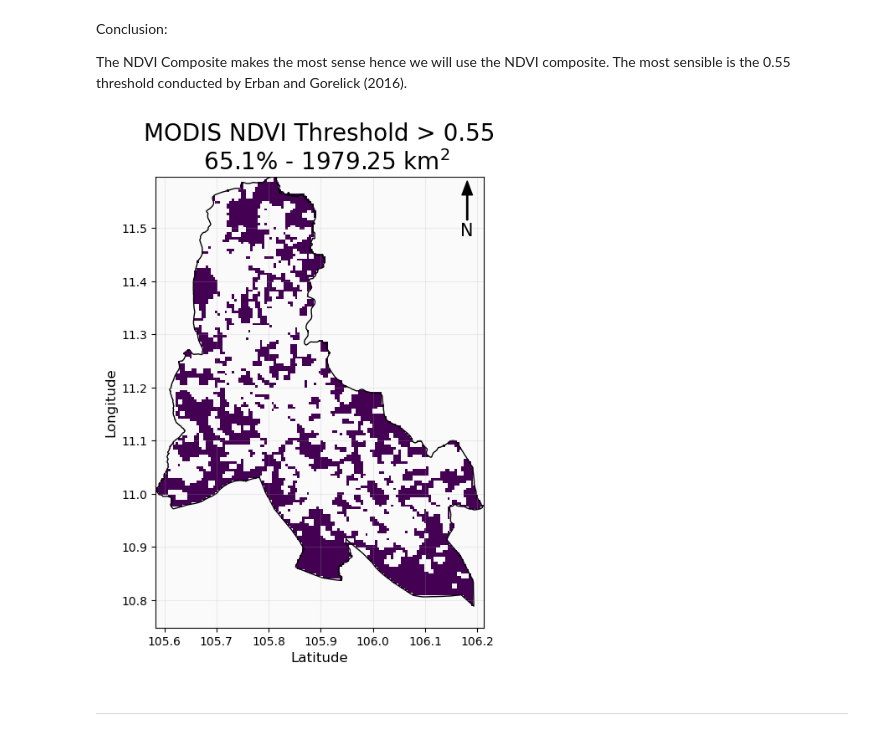
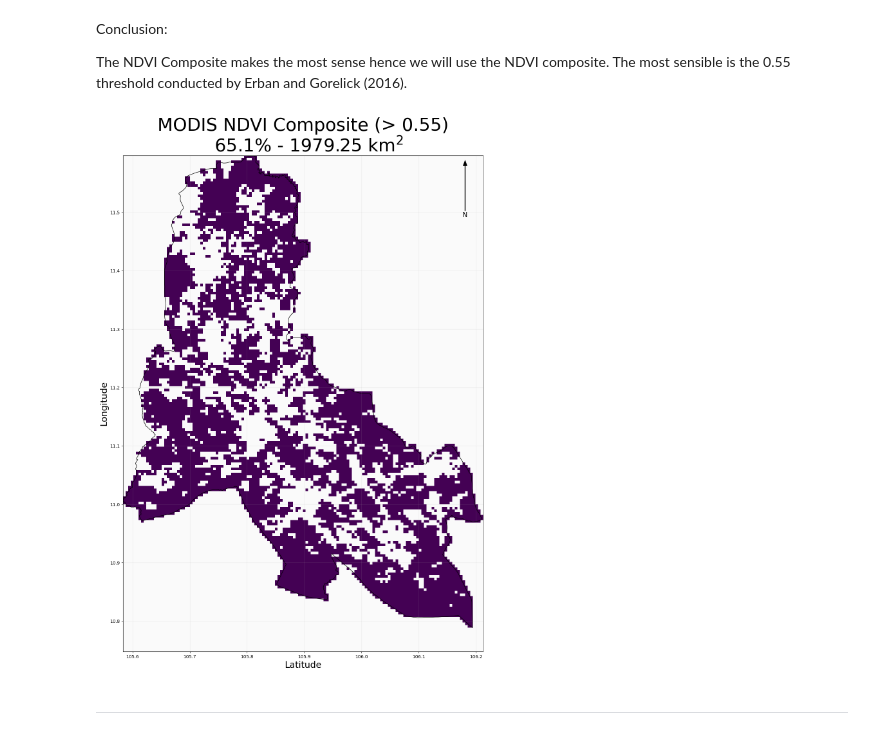
Before and after one commit to varosak/RemoteSensingProject, a Jupyter notebook: Pixel processing.ipynb, the cells around one changed output. Cells and saved outputs as stored; diff of their text form; code cells hidden in the pictures.

```diff
--- a/Pixel processing.ipynb
+++ b/Pixel processing.ipynb
@@ -334,43 +334,43 @@ The NDVI Composite makes the most sense hence we will use the NDVI composite. Th
 MODIS_file = 'Processed tif - Remote Sensing Project\MODIS NDVI-0.55 threshold NDVI.tif'
 
 # plot
-fig, ax = plt.subplots(figsize=(7, 7))
+fig, ax = plt.subplots(figsize=(20, 20))
 with rasterio.open(MODIS_file) as MODIS_visual:
     show(MODIS_visual, ax = ax, transform = NDVI_composite_profile['transform'])
     MODIS_visual_raster = MODIS_visual.read(1)
     count_non_nan = np.count_nonzero(~np.isnan(MODIS_visual_raster))
     percent_pixel = round((count_non_nan/MODIS_2pro_total_pixel*100), 2)
     agri_area = (count_non_nan*500*500)/1000000
 
 
 # aesthetics
-ax.set_title(f'MODIS NDVI Threshold > 0.55\n  {percent_pixel}% - {round(agri_area, 2)} km$^2$',
-                fontsize = 20)
-ax.set_xlabel('Latitude', fontsize = 12)
-ax.set_ylabel('Longitude', fontsize = 12)
+ax.set_title(f'MODIS NDVI Composite (> 0.55)\n  {percent_pixel}% - {round(agri_area, 2)} km$^2$',
+                fontsize = 40)
+ax.set_xlabel('Latitude', fontsize = 20)
+ax.set_ylabel('Longitude', fontsize = 20)
 
 # add arrow
 x, y, arrow_length = 0.95, 0.99, 0.11
 ax.annotate('N', xy=(x, y), xytext=(x, y-arrow_length),
             arrowprops=dict(facecolor='black', width=1, headwidth=9),
             ha='center', va='center', fontsize=15,
             xycoords=ax.transAxes)
 
 # add grid line
 ax.grid(alpha = 0.2)
 
 # add Svay Rieng Boundary
 study_boundary.plot(ax = ax, edgecolor = 'k', facecolor = 'none')
 
 
 # Set the background color with alpha (transparency)
 background_color = 'lightgray'  # You can change 'lightgray' to any color you prefer
 alpha = 0.1  # You can adjust the alpha value as needed
 
 ax.set_facecolor(background_color)
 ax.patch.set_alpha(alpha)
 # %% [output]
-[figure, old version]
+[figure, new version]
 # %% [markdown]
 ---------------------------------------------------------------------------
 # %% [markdown]
```
Also changed, not shown: parts of 22 cells of this notebook, 4 other files.
